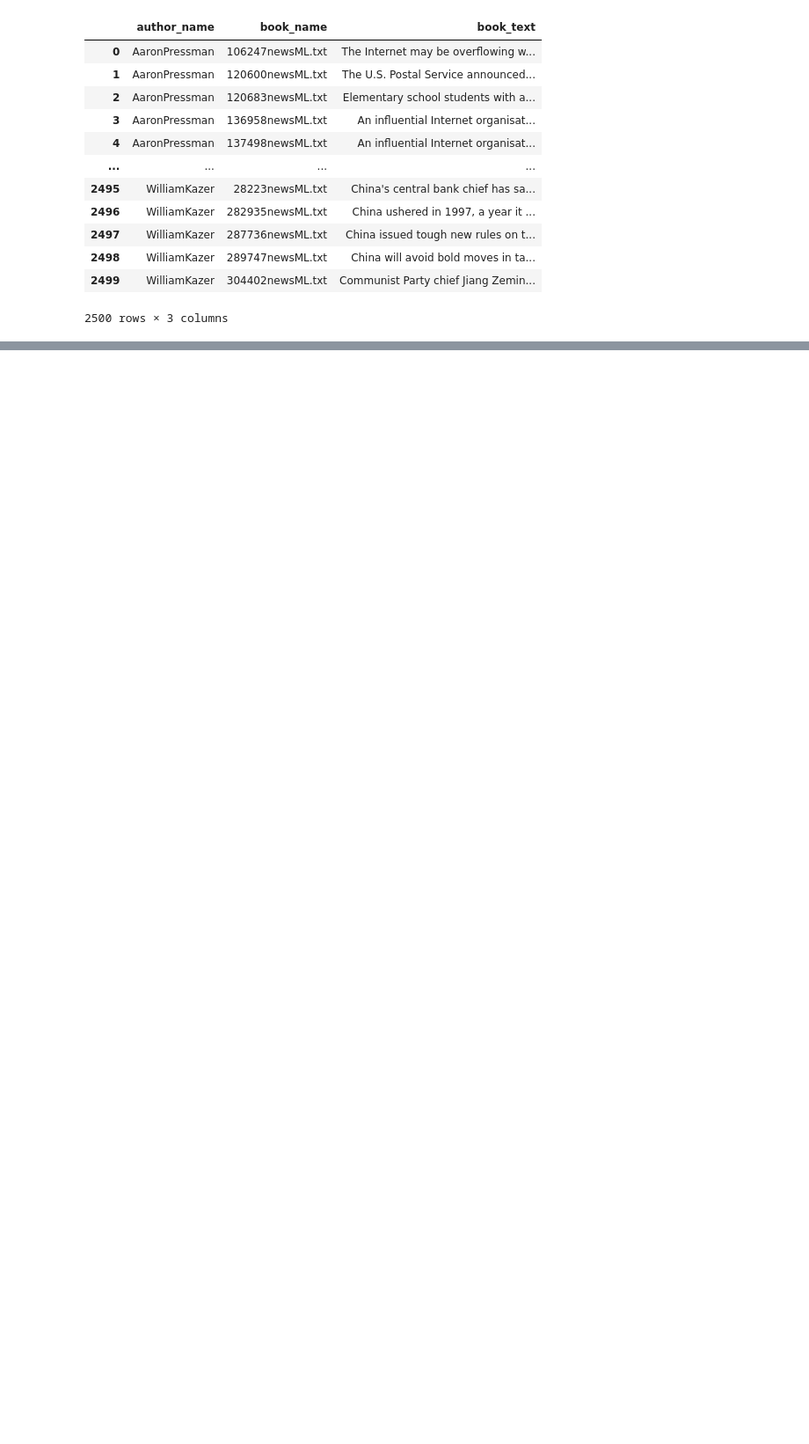
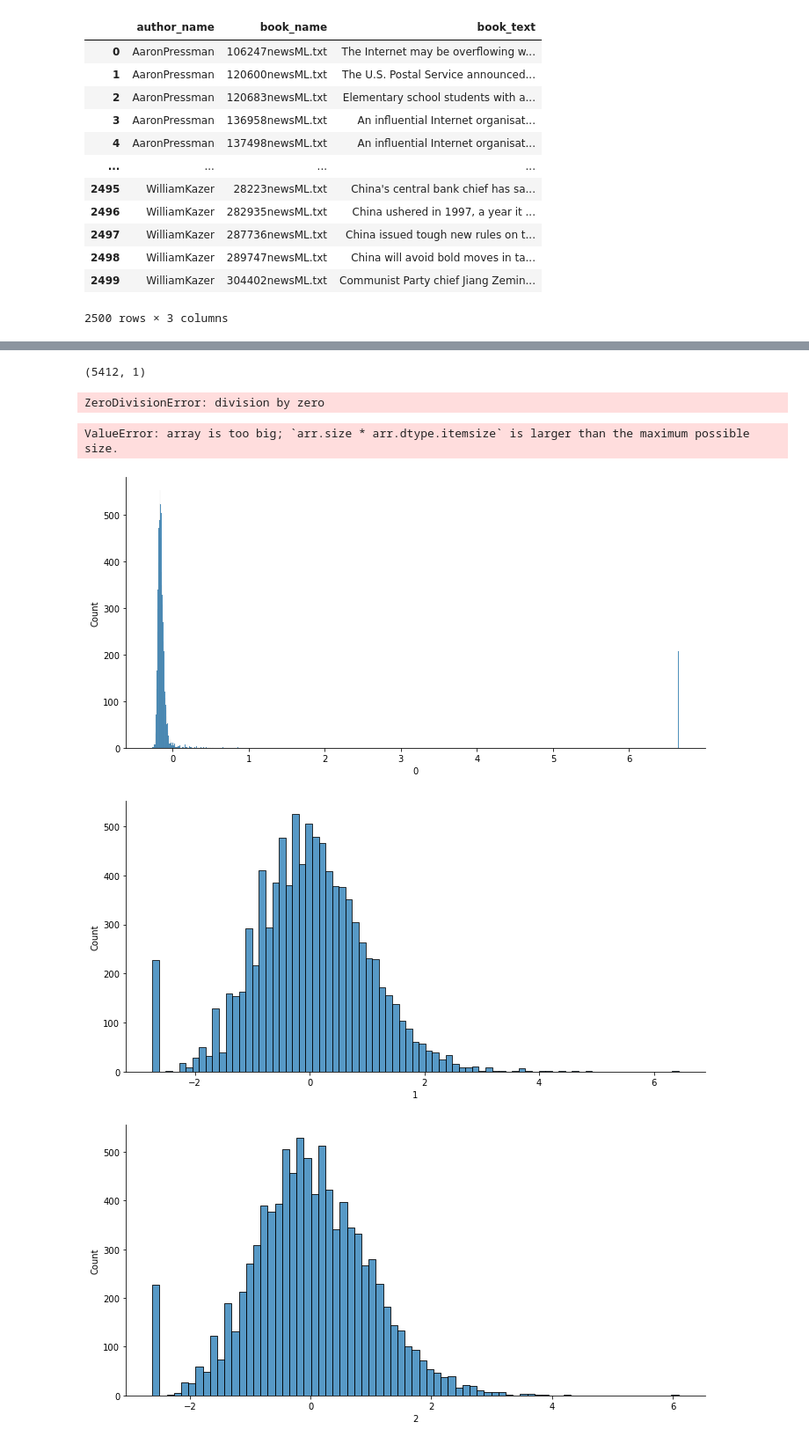
Before and after one commit to EN555/Author-Identification, a Jupyter notebook: notebooks/yosef_main.ipynb, the cells around one changed output, grey strips where cells are left out. Shown at 88% size. Saved outputs shown, nothing was run; the diff lists cells and outputs as text; code cells hidden in the pictures; blank space fills up the shorter version.

```diff
--- a/notebooks/yosef_main.ipynb
+++ b/notebooks/yosef_main.ipynb
@@ -77,0 +166,3 @@ TypeError: Encoders require their input to be uniformly strings or numbers. Got
+# %%
+df = num_sentences_based_chucking(df,10)
+df
@@ -77,0 +183,29 @@ TypeError: Encoders require their input to be uniformly strings or numbers. Got
+# %%
+from sklearn.model_selection import train_test_split
+X,Y = pd.DataFrame(df[TEXT_COLUMN_LABEL], columns=[TEXT_COLUMN_LABEL]),df[AUTHOR_NAME_COLUMN_NAME]
+x_train, x_test, y_train, y_test = train_test_split(X,Y,test_size=0.2)
+# %%
+x_train.shape
+# %% [output]
+(5412, 1)
+# %%
+simple_train,simple_test = simple_style_features_extraction(x_train,x_test)
+complex_train,complex_test = complex_style_features_extraction(x_train,x_test)
+x_train = pd.concat([simple_train,complex_train])
+x_test = pd.concat([simple_test,complex_test])
+x_train
+# %% [output]
+ZeroDivisionError: division by zero
+# %%
+NUM_IN_ROW = 3
+columns = x_train.columns
+# fig, axs = plt.subplots(len(columns)//NUM_IN_ROW+1,NUM_IN_ROW,figsize=(20,20))
+# ax=axs[i//NUM_IN_ROW,i%NUM_IN_ROW]
+# fig.suptitle('Features distrabution')
+for i,col_name in enumerate(x_train.columns):
+    sns.displot(data=x_train,x=col_name,kind="hist",aspect=2)
+# %% [output]
+ValueError: array is too big; `arr.size * arr.dtype.itemsize` is larger than the maximum possible size.
+[figure, added]
+[figure, added]
+[figure, added]
```
Also changed, not shown: parts of 25 cells of this notebook, 12 other files.
